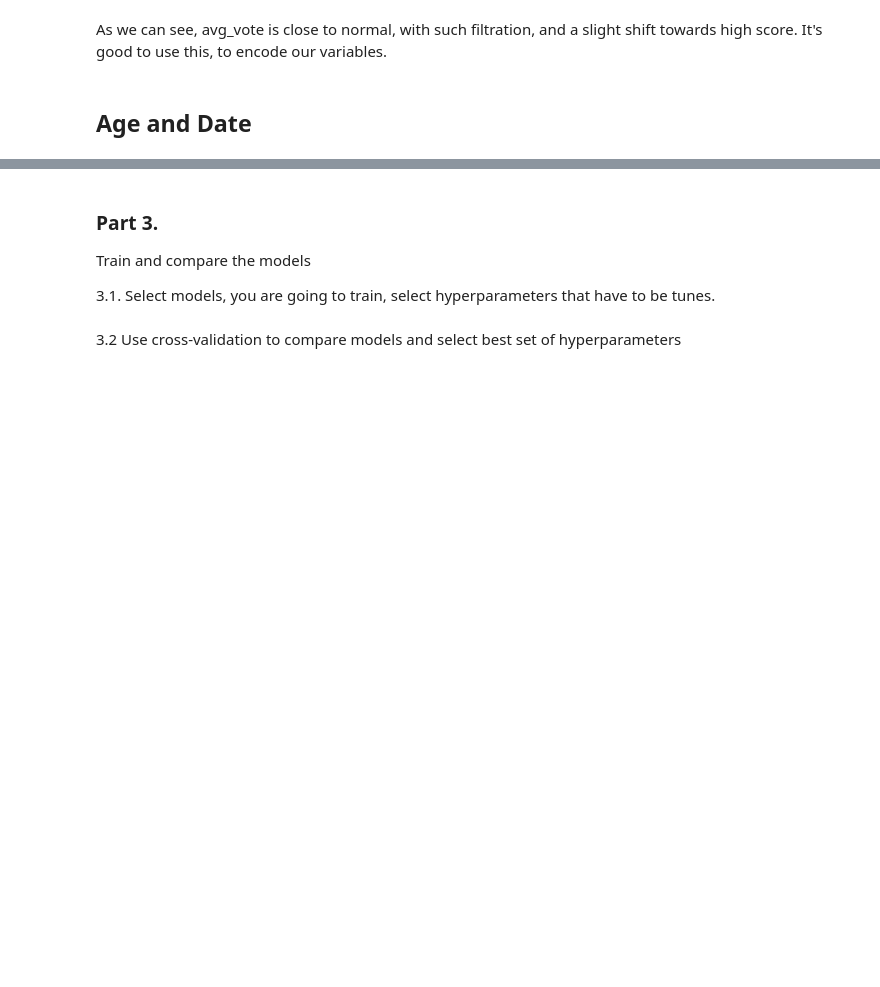
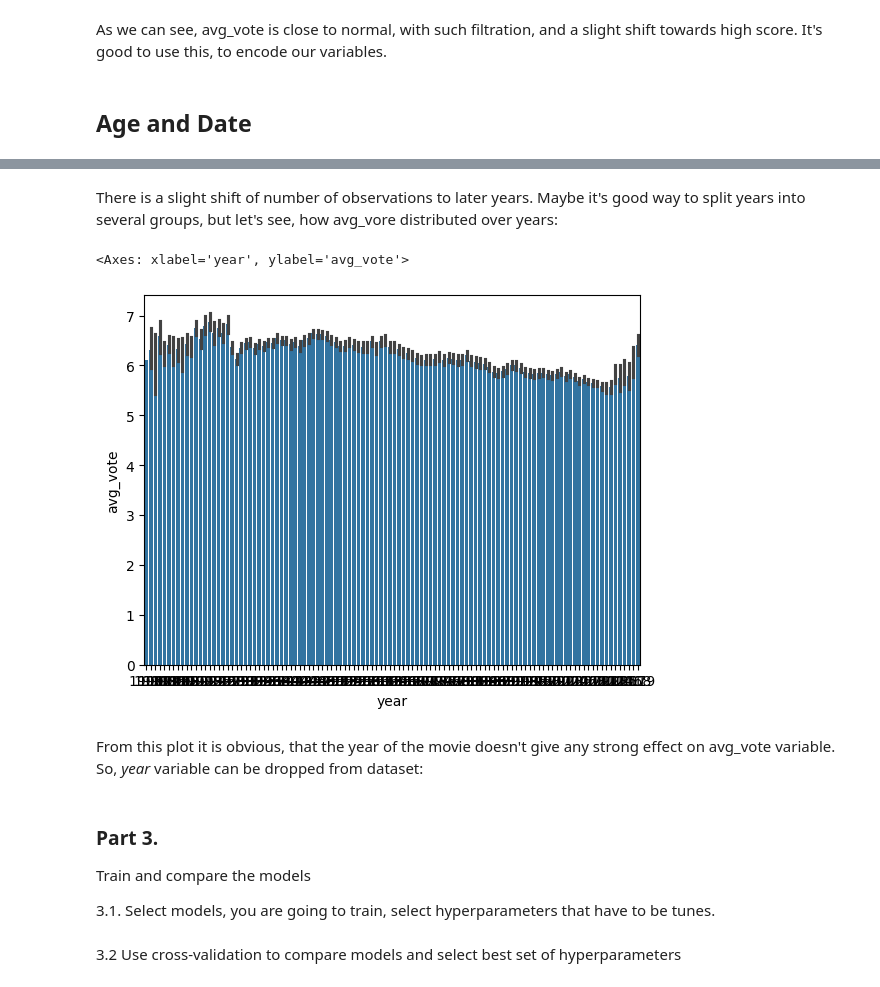
Before and after one commit to Galaxy13/python-scripts, a Jupyter notebook: hse/mda/final_1/project_template.ipynb, the cells around one changed output, grey strips where cells are left out. Drawn from its saved outputs; the diff is of its cells as text; code cells hidden in the pictures; blank space fills up the shorter version.

```diff
--- a/hse/mda/final_1/project_template.ipynb
+++ b/hse/mda/final_1/project_template.ipynb
@@ -184,0 +192,9 @@ class TitleEncoder(BaseEstimator, TransformerMixin):
+# %% [markdown]
+There is a slight shift of number of observations to later years. Maybe it's good way to split years into several groups, but let's see, how avg_vore distributed over years:
+# %%
+sns.barplot(full_dataset, x='year', y='avg_vote')
+# %% [output]
+<Axes: xlabel='year', ylabel='avg_vote'>
+[figure, added]
+# %% [markdown]
+From this plot it is obvious, that the year of the movie doesn't give any strong effect on avg_vote variable. So, *year* variable can be dropped from dataset:
```
Also changed, not shown: parts of 3 cells of this notebook.
